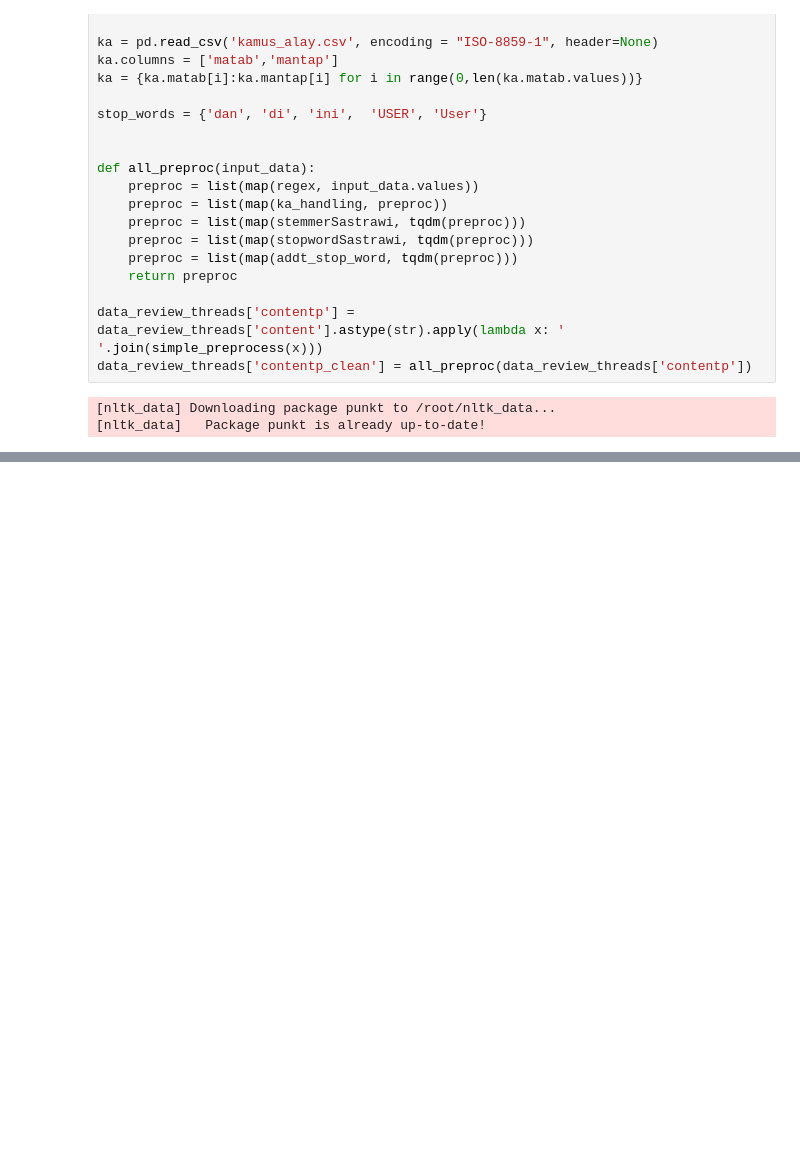
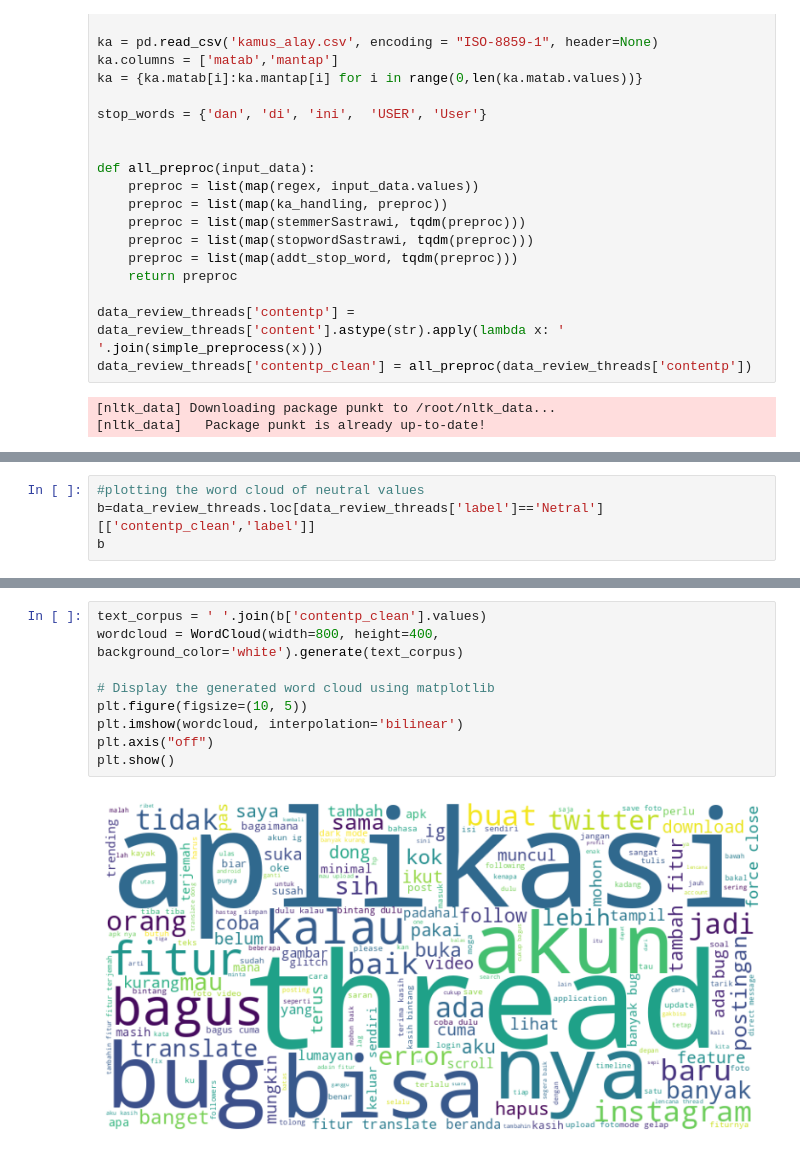
Before and after one commit to alharidt16/text-Analysis, a Jupyter notebook: UAS_TEXT_ANALYSIS.ipynb, the cells around one changed output, grey strips where cells are left out. Saved outputs shown, nothing was run; the diff lists cells and outputs as text; blank space fills up the shorter version.

```diff
--- a/UAS_TEXT_ANALYSIS.ipynb
+++ b/UAS_TEXT_ANALYSIS.ipynb
@@ -239,0 +251,4 @@ Name: label, dtype: int64
+# %%
+#plotting the word cloud of neutral values
+b=data_review_threads.loc[data_review_threads['label']=='Netral'][['contentp_clean','label']]
+b
@@ -239,0 +269,11 @@ Name: label, dtype: int64
+# %%
+text_corpus = ' '.join(b['contentp_clean'].values)
+wordcloud = WordCloud(width=800, height=400, background_color='white').generate(text_corpus)
+
+# Display the generated word cloud using matplotlib
+plt.figure(figsize=(10, 5))
+plt.imshow(wordcloud, interpolation='bilinear')
+plt.axis("off")
+plt.show()
+# %% [output]
+[figure, added]
```
Also changed, not shown: parts of 20 cells of this notebook.
